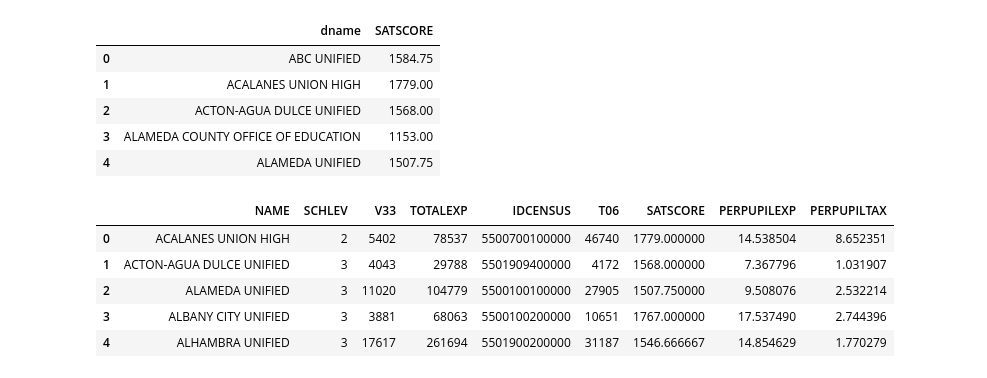
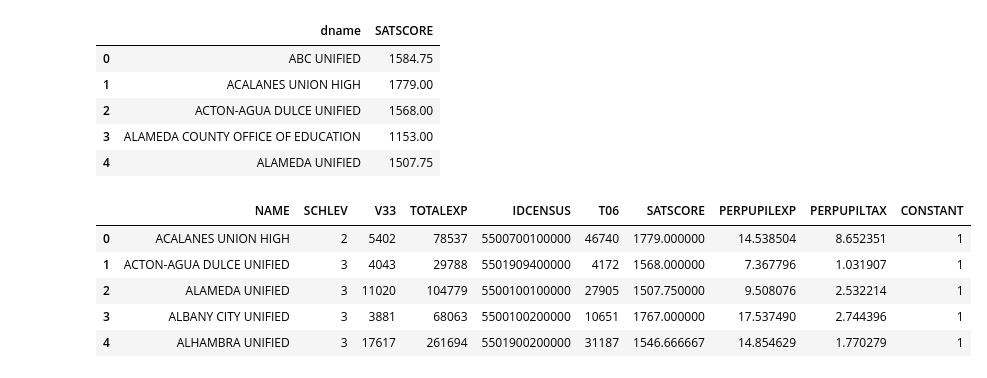
Before and after one commit to aniketmandalik/DSDProject1, a Jupyter notebook: Project 1.ipynb, the cells around one changed output. Cells and saved outputs as stored; diff of their text form; code cells hidden in the pictures.

```diff
--- a/Project 1.ipynb
+++ b/Project 1.ipynb
@@ -51,14 +51,15 @@ merged_data = small_high_school_data.merge(small_cal_sat, how = 'inner', left_on
 # %%
 merged_data["PERPUPILEXP"] = merged_data.TOTALEXP / merged_data.V33
 merged_data["PERPUPILTAX"] = merged_data.T06 / merged_data.V33
+merged_data["CONSTANT"] = [1] * len(merged_data)
 merged_data.head()
 # %% [output]
-|  | NAME | SCHLEV | V33 | TOTALEXP | IDCENSUS | T06 | SATSCORE | PERPUPILEXP | PERPUPILTAX |
-| 0 | ACALANES UNION HIGH | 2 | 5402 | 78537 | 5500700100000 | 46740 | 1779.000000 | 14.538504 | 8.652351 |
-| 1 | ACTON-AGUA DULCE UNIFIED | 3 | 4043 | 29788 | 5501909400000 | 4172 | 1568.000000 | 7.367796 | 1.031907 |
-| 2 | ALAMEDA UNIFIED | 3 | 11020 | 104779 | 5500100100000 | 27905 | 1507.750000 | 9.508076 | 2.532214 |
-| 3 | ALBANY CITY UNIFIED | 3 | 3881 | 68063 | 5500100200000 | 10651 | 1767.000000 | 17.537490 | 2.744396 |
-| 4 | ALHAMBRA UNIFIED | 3 | 17617 | 261694 | 5501900200000 | 31187 | 1546.666667 | 14.854629 | 1.770279 |
+|  | NAME | SCHLEV | V33 | TOTALEXP | IDCENSUS | T06 | SATSCORE | PERPUPILEXP | PERPUPILTAX | CONSTANT |
+| 0 | ACALANES UNION HIGH | 2 | 5402 | 78537 | 5500700100000 | 46740 | 1779.000000 | 14.538504 | 8.652351 | 1 |
+| 1 | ACTON-AGUA DULCE UNIFIED | 3 | 4043 | 29788 | 5501909400000 | 4172 | 1568.000000 | 7.367796 | 1.031907 | 1 |
+| 2 | ALAMEDA UNIFIED | 3 | 11020 | 104779 | 5500100100000 | 27905 | 1507.750000 | 9.508076 | 2.532214 | 1 |
+| 3 | ALBANY CITY UNIFIED | 3 | 3881 | 68063 | 5500100200000 | 10651 | 1767.000000 | 17.537490 | 2.744396 | 1 |
+| 4 | ALHAMBRA UNIFIED | 3 | 17617 | 261694 | 5501900200000 | 31187 | 1546.666667 | 14.854629 | 1.770279 | 1 |
 # %%
 # Looking at linear relationships between per pupil expenditure, number of students, property tax, (x) and SAT score(y).
 # %%
```
Also changed, not shown: parts of 4 cells of this notebook.
